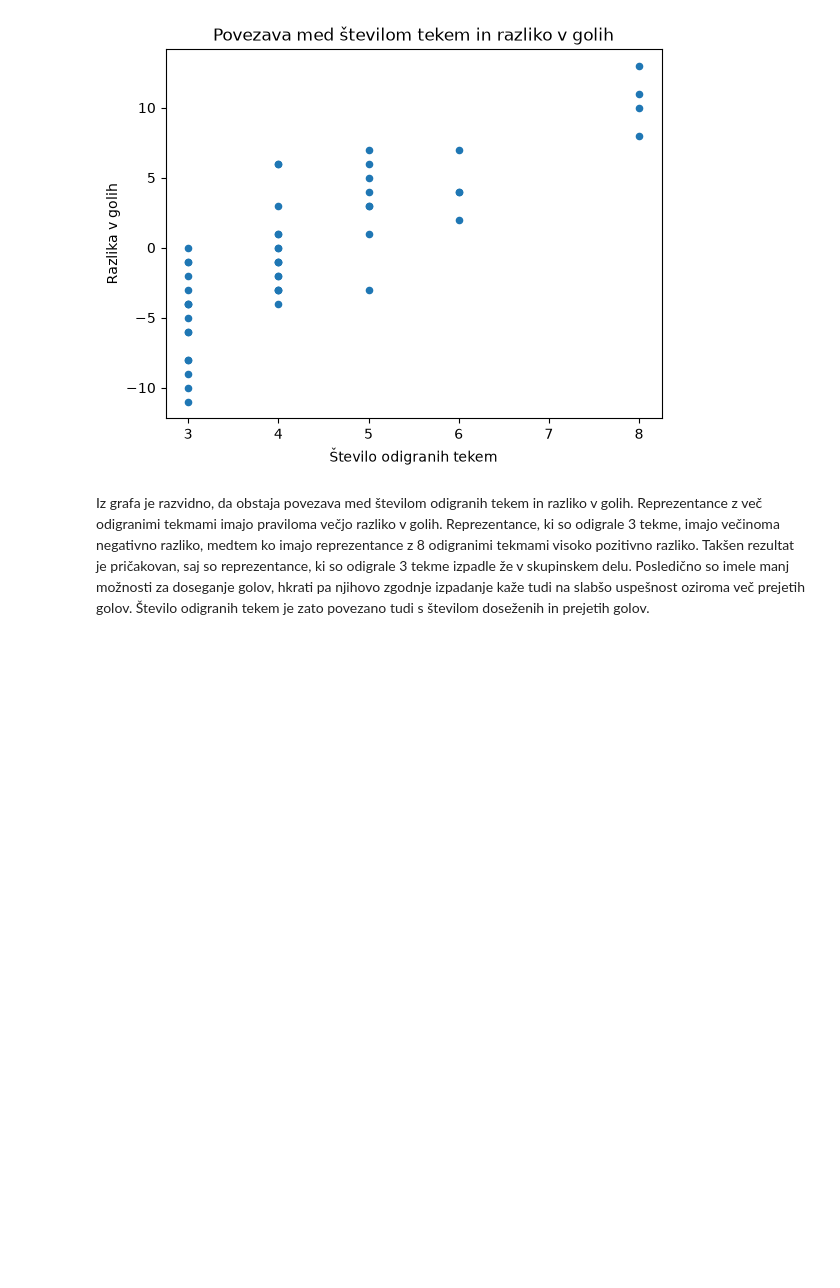
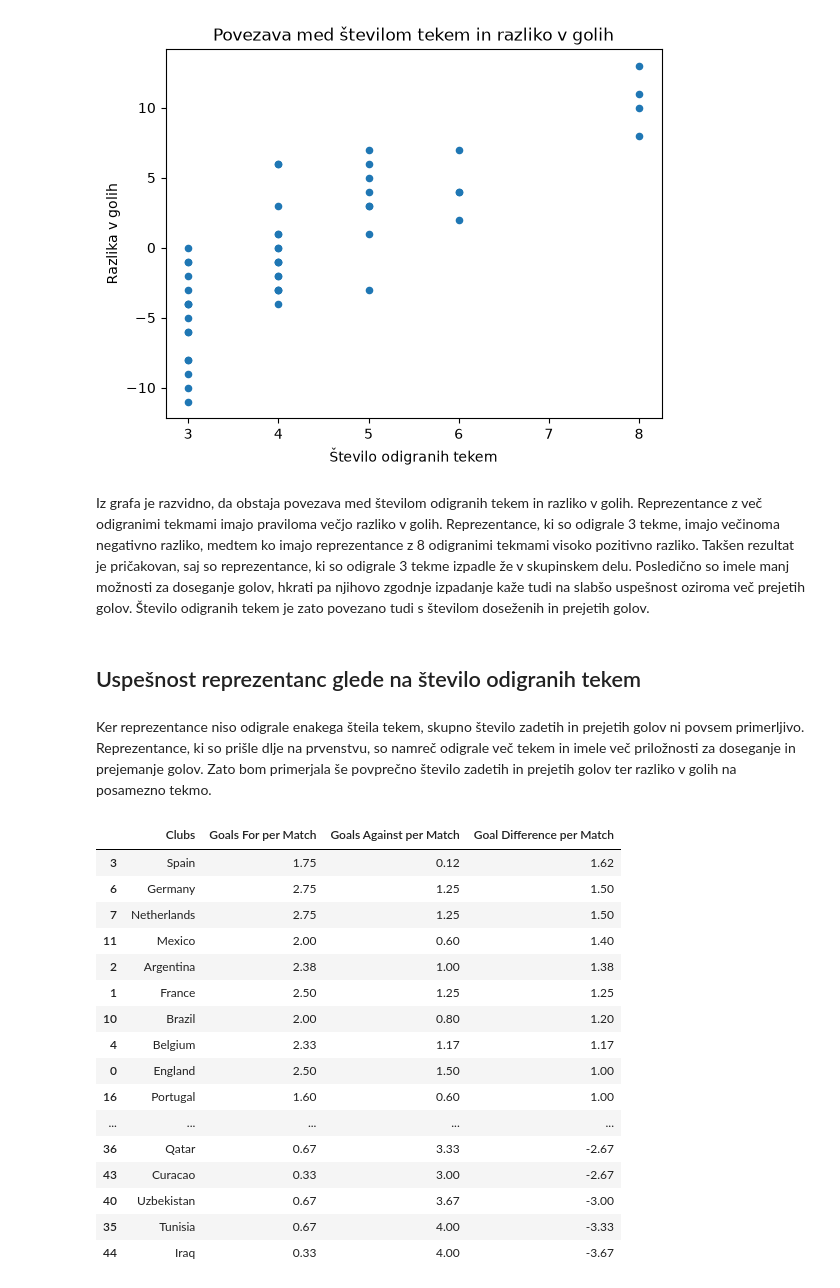
Before and after one commit to zalakmetic/UVP_projektna_naloga, a Jupyter notebook: analiza.ipynb, the cells around one changed output. Cells and saved outputs as stored; diff of their text form; code cells hidden in the pictures; blank space fills up the shorter version.

```diff
--- a/analiza.ipynb
+++ b/analiza.ipynb
@@ -527,3 +527,31 @@ napad_in_obramba.plot.scatter(x="Pld", y="Goal Difference", xlabel="Število odi
 [figure]
 # %% [markdown]
 Iz grafa je razvidno, da obstaja povezava med številom odigranih tekem in razliko v golih. Reprezentance z več odigranimi tekmami imajo praviloma večjo razliko v golih. Reprezentance, ki so odigrale 3 tekme, imajo večinoma negativno razliko, medtem ko imajo reprezentance z 8 odigranimi tekmami visoko pozitivno razliko. Takšen rezultat je pričakovan, saj so reprezentance, ki so odigrale 3 tekme izpadle že v skupinskem delu. Posledično so imele manj možnosti za doseganje golov, hkrati pa njihovo zgodnje izpadanje kaže tudi na slabšo uspešnost oziroma več prejetih golov. Število odigranih tekem je zato povezano tudi s številom doseženih in prejetih golov.
+# %% [markdown]
+## Uspešnost reprezentanc glede na število odigranih tekem
+# %% [markdown]
+Ker reprezentance niso odigrale enakega šteila tekem, skupno število zadetih in prejetih golov ni povsem primerljivo. Reprezentance, ki so prišle dlje na prvenstvu, so namreč odigrale več tekem in imele več priložnosti za doseganje in prejemanje golov. Zato bom primerjala še povprečno število zadetih in prejetih golov ter razliko v golih na posamezno tekmo.
+# %%
+napad_in_obramba["Goals For per Match"] = (napad_in_obramba["Goals For"] / napad_in_obramba["Pld"])
+napad_in_obramba["Goals Against per Match"] = (napad_in_obramba["Goals Against"] / napad_in_obramba["Pld"])
+napad_in_obramba["Goal Difference per Match"] = (napad_in_obramba["Goal Difference"] / napad_in_obramba["Pld"])
+uspesnost_na_tekmo = napad_in_obramba[["Clubs", "Goals For per Match", "Goals Against per Match", "Goal Difference per Match"]].round(2).sort_values("Goal Difference per Match", ascending=False)
+uspesnost_na_tekmo
+# %% [output]
+|  | Clubs | Goals For per Match | Goals Against per Match | Goal Difference per Match |
+| 3 | Spain | 1.75 | 0.12 | 1.62 |
+| 6 | Germany | 2.75 | 1.25 | 1.50 |
+| 7 | Netherlands | 2.75 | 1.25 | 1.50 |
+| 11 | Mexico | 2.00 | 0.60 | 1.40 |
+| 2 | Argentina | 2.38 | 1.00 | 1.38 |
+| 1 | France | 2.50 | 1.25 | 1.25 |
+| 10 | Brazil | 2.00 | 0.80 | 1.20 |
+| 4 | Belgium | 2.33 | 1.17 | 1.17 |
+| 0 | England | 2.50 | 1.50 | 1.00 |
+| 16 | Portugal | 1.60 | 0.60 | 1.00 |
+| ... | ... | ... | ... | ... |
+| 36 | Qatar | 0.67 | 3.33 | -2.67 |
+| 43 | Curacao | 0.33 | 3.00 | -2.67 |
+| 40 | Uzbekistan | 0.67 | 3.67 | -3.00 |
+| 35 | Tunisia | 0.67 | 4.00 | -3.33 |
+| 44 | Iraq | 0.33 | 4.00 | -3.67 |
```
Also changed, not shown: parts of 36 cells of this notebook.
